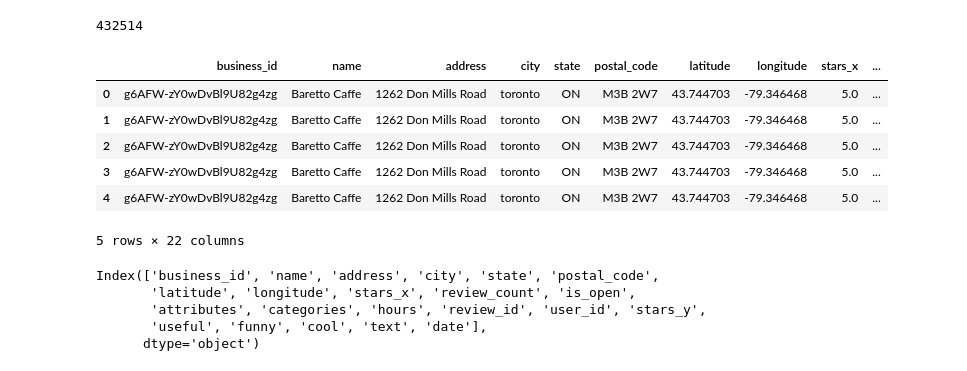
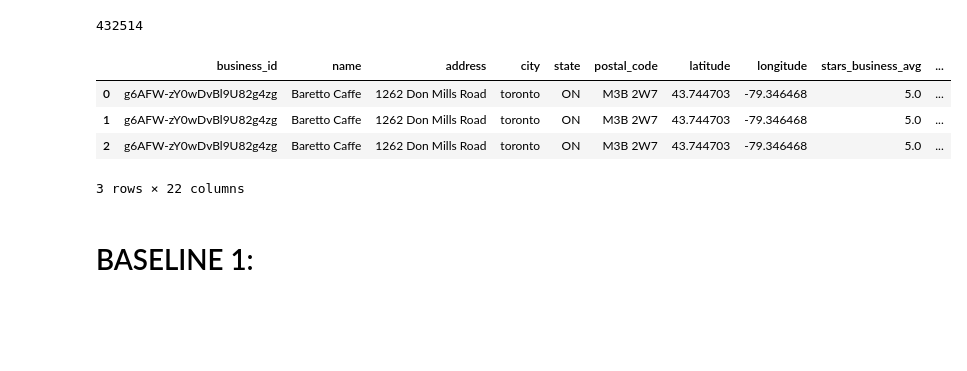
Before and after one commit to akhilesh-somani/Restaurant_Recommendation_System, a Jupyter notebook: Akhilesh.ipynb, the cells around one changed output. Saved outputs shown, nothing was run; the diff lists cells and outputs as text; code cells hidden in the pictures; blank space fills up the shorter version.

```diff
--- a/Akhilesh.ipynb
+++ b/Akhilesh.ipynb
@@ -218,5 +147,7 @@ array(['toronto', 'phoenix', 'north toronto', 'toronto - front st (ot)',
 # %%
 yelp_business_df.city.replace(r'^.*toronto.*$', 'toronto', regex = True, inplace = True)
 yelp_business_df.city.replace(r'^.*phoenix.*$', 'phoenix', regex=True, inplace = True)
+yelp_business_df.city.replace(r'^.*champaign.*$', 'urbana-champaign', regex = True, inplace = True)
+yelp_business_df.city.replace(r'^.*urbana.*$', 'urbana-champaign', regex=True, inplace = True)
 yelp_business_df.city.unique()
 # %% [output]
@@ -301,0 +217,4 @@ array(['urbana-champaign'], dtype=object)
+# %%
+champaign_restaurants_sorted = yelp_restaurants_df.query('city == "urbana-champaign"')\
+.sort_values(['stars_business_avg', 'review_count'], ascending=False)
+champaign_restaurants_sorted.head(4)
@@ -319,26 +246,20 @@ champaign_user_item_df.to_csv('Yelp_Dataset/champaign_user_item.csv')
 # %% [markdown]
 # Filter out the user-item dataframe for "toronto" city
-# %%
-toronto_user_item_df = pd.merge(toronto_restaurants_sorted, review_df, how = 'inner', on = 'business_id')
+# %%
+try:
+    toronto_user_item_df = pd.read_csv('yelp_dataset/toronto_user_item.csv', index_col = 0)
+except:
+    toronto_user_item_df = pd.merge(champaign_restaurants_sorted, review_df, how = 'inner', on = 'business_id')
+    toronto_user_item_df.to_csv('yelp_dataset/toronto_user_item.csv')
 # %%
 len(toronto_user_item_df)
 # %% [output]
 432514
 # %%
-toronto_user_item_df.head()
+toronto_user_item_df.head(3)
 # %% [output]
-|  | business_id | name | address | city | state | postal_code | latitude | longitude | stars_x | ... |
+|  | business_id | name | address | city | state | postal_code | latitude | longitude | stars_business_avg | ... |
 | 0 | g6AFW-zY0wDvBl9U82g4zg | Baretto Caffe | 1262 Don Mills Road | toronto | ON | M3B 2W7 | 43.744703 | -79.346468 | 5.0 | ... |
 | 1 | g6AFW-zY0wDvBl9U82g4zg | Baretto Caffe | 1262 Don Mills Road | toronto | ON | M3B 2W7 | 43.744703 | -79.346468 | 5.0 | ... |
 | 2 | g6AFW-zY0wDvBl9U82g4zg | Baretto Caffe | 1262 Don Mills Road | toronto | ON | M3B 2W7 | 43.744703 | -79.346468 | 5.0 | ... |
-| 3 | g6AFW-zY0wDvBl9U82g4zg | Baretto Caffe | 1262 Don Mills Road | toronto | ON | M3B 2W7 | 43.744703 | -79.346468 | 5.0 | ... |
-| 4 | g6AFW-zY0wDvBl9U82g4zg | Baretto Caffe | 1262 Don Mills Road | toronto | ON | M3B 2W7 | 43.744703 | -79.346468 | 5.0 | ... |
-5 rows × 22 columns
+3 rows × 22 columns
-# %%
-toronto_user_item_df.columns
-# %% [output]
-Index(['business_id', 'name', 'address', 'city', 'state', 'postal_code',
-       'latitude', 'longitude', 'stars_x', 'review_count', 'is_open',
-       'attributes', 'categories', 'hours', 'review_id', 'user_id', 'stars_y',
-       'useful', 'funny', 'cool', 'text', 'date'],
-      dtype='object')
@@ -346,0 +266,2 @@ toronto_user_item_df.to_csv('Yelp_Dataset/toronto_user_item.csv')
+# %% [markdown]
+# BASELINE 1:
```
Also changed, not shown: parts of 47 cells of this notebook.
